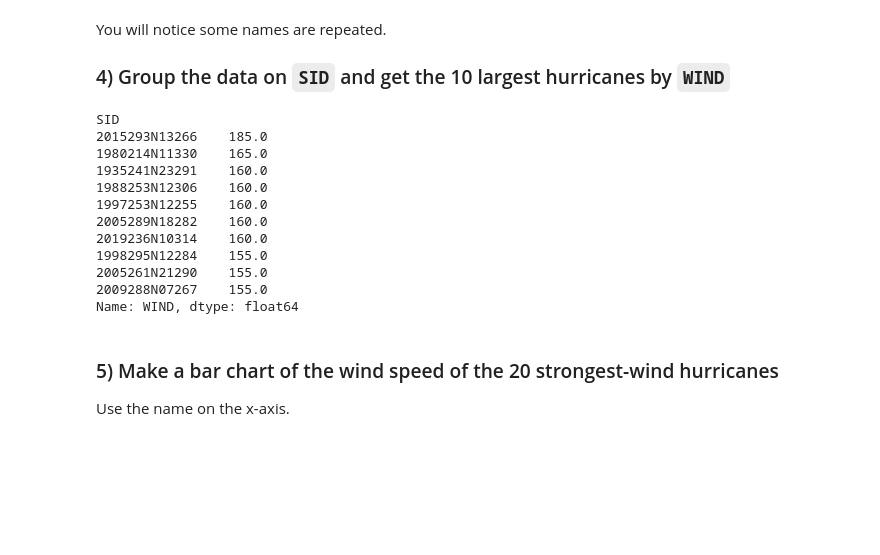
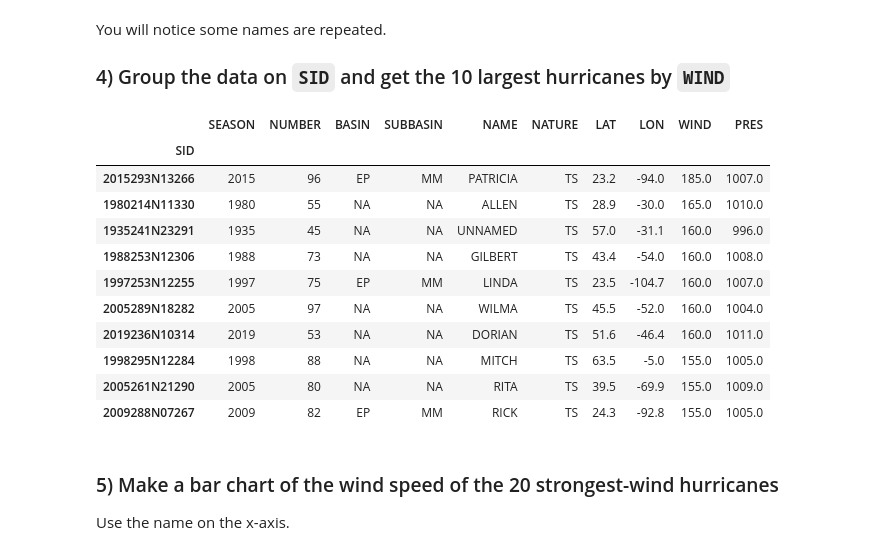
Before and after one commit to KathrynCheng1/rces-assignments, a Jupyter notebook: Cheng_assignment6.ipynb, the cells around one changed output. Saved outputs shown, nothing was run; the diff lists cells and outputs as text; code cells hidden in the pictures; blank space fills up the shorter version.

```diff
--- a/Cheng_assignment6.ipynb
+++ b/Cheng_assignment6.ipynb
@@ -103,20 +103,22 @@ You will notice some names are repeated.
 
 ### 4) Group the data on `SID` and get the 10 largest hurricanes by `WIND`
 # %%
-df.groupby('SID').WIND.max().nlargest(10)
+large_hurricane = df.groupby('SID').max().nlargest(10, 'WIND')
+
+large_hurricane
 # %% [output]
-SID
-2015293N13266    185.0
-1980214N11330    165.0
-1935241N23291    160.0
-1988253N12306    160.0
-1997253N12255    160.0
-2005289N18282    160.0
-2019236N10314    160.0
-1998295N12284    155.0
-2005261N21290    155.0
-2009288N07267    155.0
-Name: WIND, dtype: float64
+|  | SEASON | NUMBER | BASIN | SUBBASIN | NAME | NATURE | LAT | LON | WIND | PRES |
+| SID |  |  |  |  |  |  |  |  |  |  |
+| 2015293N13266 | 2015 | 96 | EP | MM | PATRICIA | TS | 23.2 | -94.0 | 185.0 | 1007.0 |
+| 1980214N11330 | 1980 | 55 | NA | NA | ALLEN | TS | 28.9 | -30.0 | 165.0 | 1010.0 |
+| 1935241N23291 | 1935 | 45 | NA | NA | UNNAMED | TS | 57.0 | -31.1 | 160.0 | 996.0 |
+| 1988253N12306 | 1988 | 73 | NA | NA | GILBERT | TS | 43.4 | -54.0 | 160.0 | 1008.0 |
+| 1997253N12255 | 1997 | 75 | EP | MM | LINDA | TS | 23.5 | -104.7 | 160.0 | 1007.0 |
+| 2005289N18282 | 2005 | 97 | NA | NA | WILMA | TS | 45.5 | -52.0 | 160.0 | 1004.0 |
+| 2019236N10314 | 2019 | 53 | NA | NA | DORIAN | TS | 51.6 | -46.4 | 160.0 | 1011.0 |
+| 1998295N12284 | 1998 | 88 | NA | NA | MITCH | TS | 63.5 | -5.0 | 155.0 | 1005.0 |
+| 2005261N21290 | 2005 | 80 | NA | NA | RITA | TS | 39.5 | -69.9 | 155.0 | 1009.0 |
+| 2009288N07267 | 2009 | 82 | EP | MM | RICK | TS | 24.3 | -92.8 | 155.0 | 1005.0 |
 # %% [markdown]
 ### 5) Make a bar chart of the wind speed of the 20 strongest-wind hurricanes
 
```
Also changed, not shown: parts of 1 cell of this notebook.
